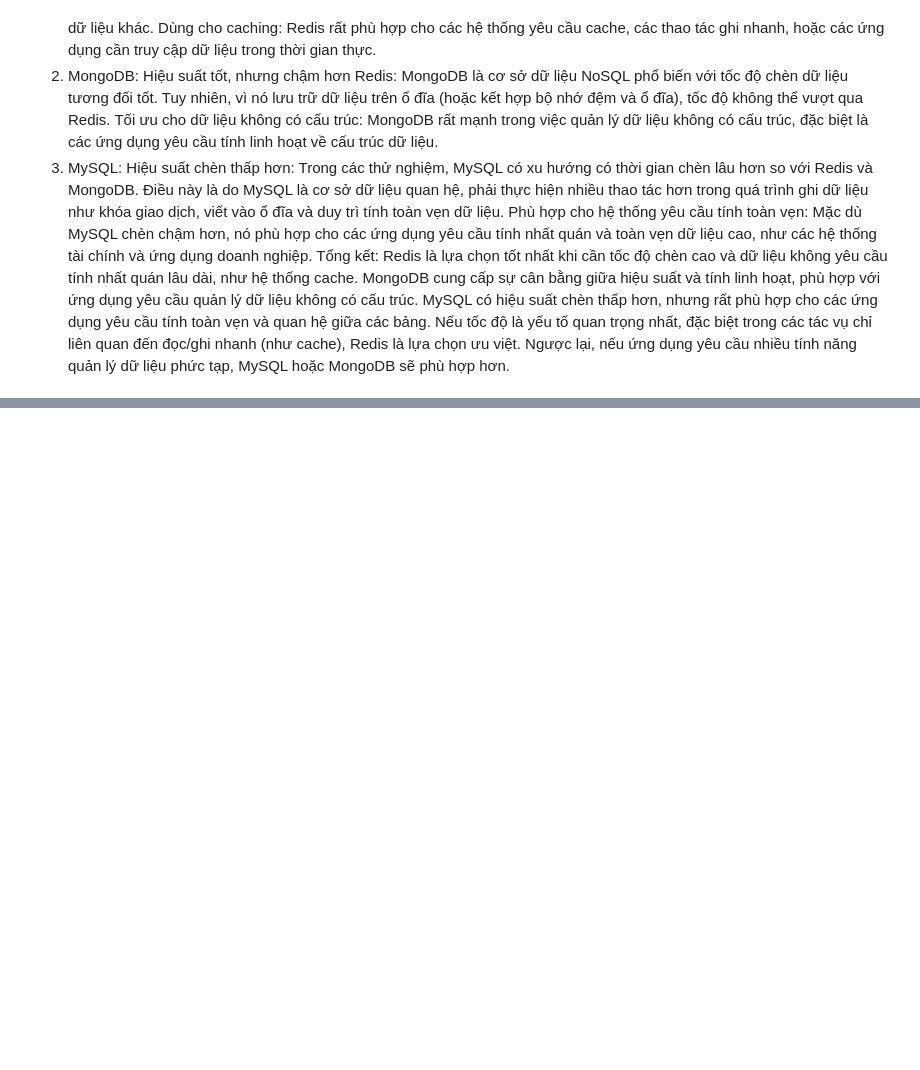
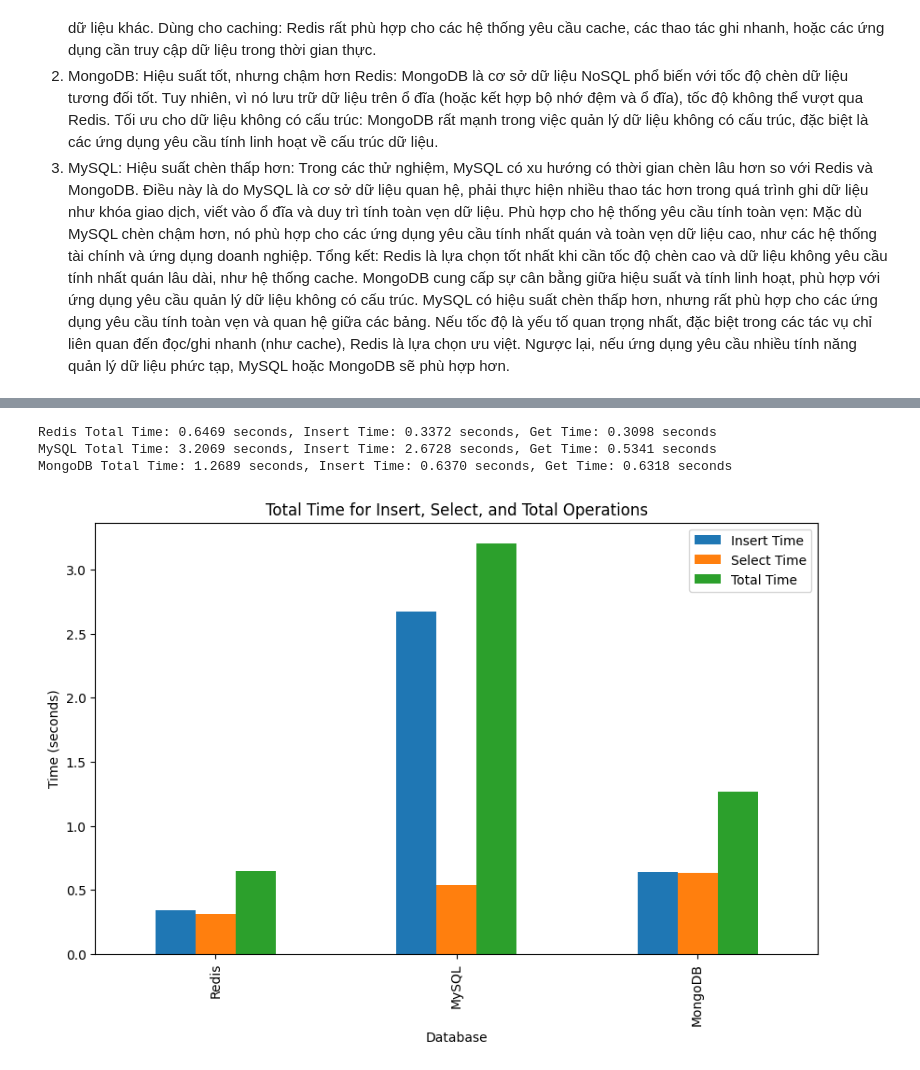
Before and after one commit to phamngocthaison/redisbenchmark, a Jupyter notebook: benchmark.ipynb, the cells around one changed output, grey strips where cells are left out. Saved outputs shown, nothing was run; the diff lists cells and outputs as text; code cells hidden in the pictures; blank space fills up the shorter version.

Commit message:
benchmark caching performance

```diff
--- a/benchmark.ipynb
+++ b/benchmark.ipynb
@@ -313,0 +485,53 @@ Nếu tốc độ là yếu tố quan trọng nhất, đặc biệt trong các t
+# %%
+import pandas as pd
+import matplotlib.pyplot as plt
+
+# Đường dẫn đến các file CSV
+redis_file = 'data/redis_caching_performance.csv'
+mysql_file = 'data/mysql_caching_performance.csv'
+mongodb_file = 'data/mongodb_caching_performance.csv'
+
+# Đọc dữ liệu từ file CSV
+redis_data = pd.read_csv(redis_file)
+mysql_data = pd.read_csv(mysql_file)
+mongodb_data = pd.read_csv(mongodb_file)
+
+# Tính tổng thời gian cho các thao tác INSERT và GET (SELECT)
+def calculate_total_time(data, insert_keyword, get_keyword):
+    insert_time = data[data['operation'].str.contains(insert_keyword)]['runtime'].sum()
+    get_time = data[data['operation'].str.contains(get_keyword)]['runtime'].sum()
+    total_time = insert_time + get_time
+    return insert_time, get_time, total_time
+
+# Tính tổng thời gian cho Redis
+redis_insert_time, redis_get_time, redis_total_time = calculate_total_time(redis_data, 'SET', 'GET')
+print(f"Redis Total Time: {redis_total_time:.4f} seconds, Insert Time: {redis_insert_time:.4f} seconds, Get Time: {redis_get_time:.4f} seconds")
+# Tính tổng thời gian cho MySQL
+mysql_insert_time, mysql_get_time, mysql_total_time = calculate_total_time(mysql_data, 'INSERT', 'SELECT')
+print(f"MySQL Total Time: {mysql_total_time:.4f} seconds, Insert Time: {mysql_insert_time:.4f} seconds, Get Time: {mysql_get_time:.4f} seconds")
+# Tính tổng thời gian cho MongoDB
+mongodb_insert_time, mongodb_get_time, mongodb_total_time = calculate_total_time(mongodb_data, 'INSERT', 'GET')
+print(f"MongoDB Total Time: {mongodb_total_time:.4f} seconds, Insert Time: {mongodb_insert_time:.4f} seconds, Get Time: {mongodb_get_time:.4f} seconds")
+# Tạo DataFrame tổng hợp thời gian
+df = pd.DataFrame({
+    'Database': ['Redis', 'MySQL', 'MongoDB'],
+    'Insert Time': [redis_insert_time, mysql_insert_time, mongodb_insert_time],
+    'Select Time': [redis_get_time, mysql_get_time, mongodb_get_time],
+    'Total Time': [redis_total_time, mysql_total_time, mongodb_total_time]
+})
+
+# Vẽ biểu đồ tổng thời gian insert, select và total
+ax = df.plot(kind='bar', x='Database', y=['Insert Time', 'Select Time', 'Total Time'], figsize=(10, 6), stacked=False)
+
+# Thiết lập tiêu đề và nhãn cho biểu đồ
+plt.title('Total Time for Insert, Select, and Total Operations')
+plt.ylabel('Time (seconds)')
+plt.xlabel('Database')
+
+# Hiển thị biểu đồ
+plt.show()
+# %% [output]
+Redis Total Time: 0.6469 seconds, Insert Time: 0.3372 seconds, Get Time: 0.3098 seconds
+MySQL Total Time: 3.2069 seconds, Insert Time: 2.6728 seconds, Get Time: 0.5341 seconds
+MongoDB Total Time: 1.2689 seconds, Insert Time: 0.6370 seconds, Get Time: 0.6318 seconds
+[figure, added]
```
Also changed, not shown: parts of 3 cells of this notebook, 3 other files.
